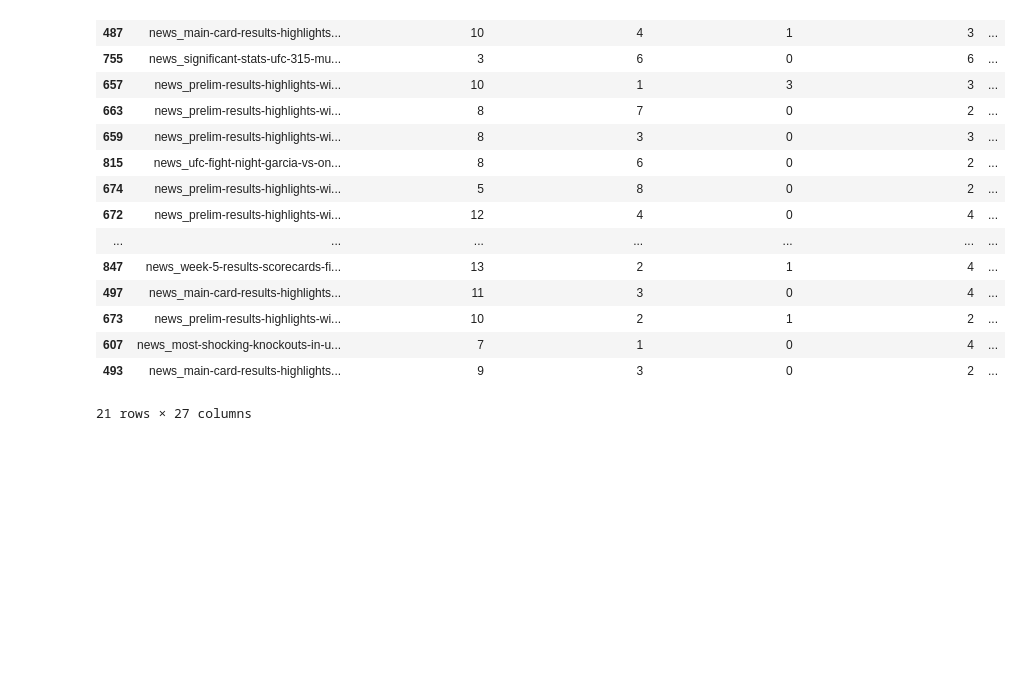
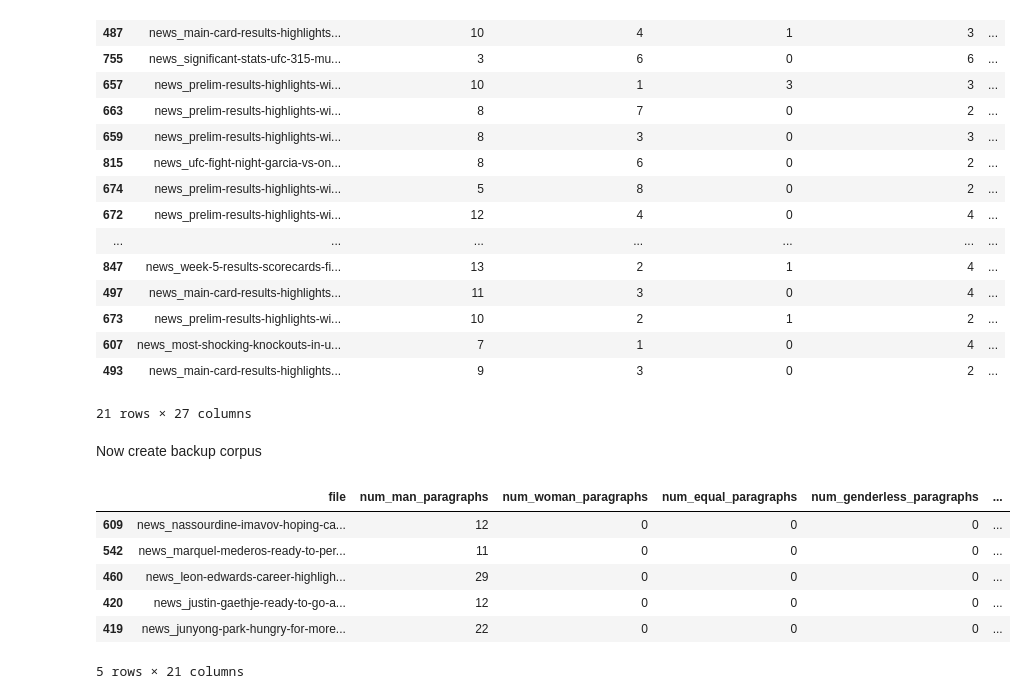
Before and after one commit to sfu-discourse-lab/ufc-women-data-collection, a Jupyter notebook: 08_create_sample.ipynb, the cells around one changed output. Saved outputs shown, nothing was run; the diff lists cells and outputs as text; code cells hidden in the pictures; blank space fills up the shorter version.

```diff
--- a/08_create_sample.ipynb
+++ b/08_create_sample.ipynb
@@ -271,3 +277,16 @@ all_files = (
     + mostly_genderless_to_save["file"].to_list() \
     + balanced_to_save["file"].to_list() \
 )
+# %% [markdown]
+Now create backup corpus
+# %%
+mostly_man_to_save_backup = mostly_man_sorted.iloc[EIGHTH_SAMPLE_CORPUS_SIZE : EIGHTH_SAMPLE_CORPUS_SIZE * 2]
+mostly_man_to_save_backup
+# %% [output]
+|  | file | num_man_paragraphs | num_woman_paragraphs | num_equal_paragraphs | num_genderless_paragraphs | ... |
+| 609 | news_nassourdine-imavov-hoping-ca... | 12 | 0 | 0 | 0 | ... |
+| 542 | news_marquel-mederos-ready-to-per... | 11 | 0 | 0 | 0 | ... |
+| 460 | news_leon-edwards-career-highligh... | 29 | 0 | 0 | 0 | ... |
+| 420 | news_justin-gaethje-ready-to-go-a... | 12 | 0 | 0 | 0 | ... |
+| 419 | news_junyong-park-hungry-for-more... | 22 | 0 | 0 | 0 | ... |
+5 rows × 21 columns
```
Also changed, not shown: parts of 13 cells of this notebook, 52 other files.
